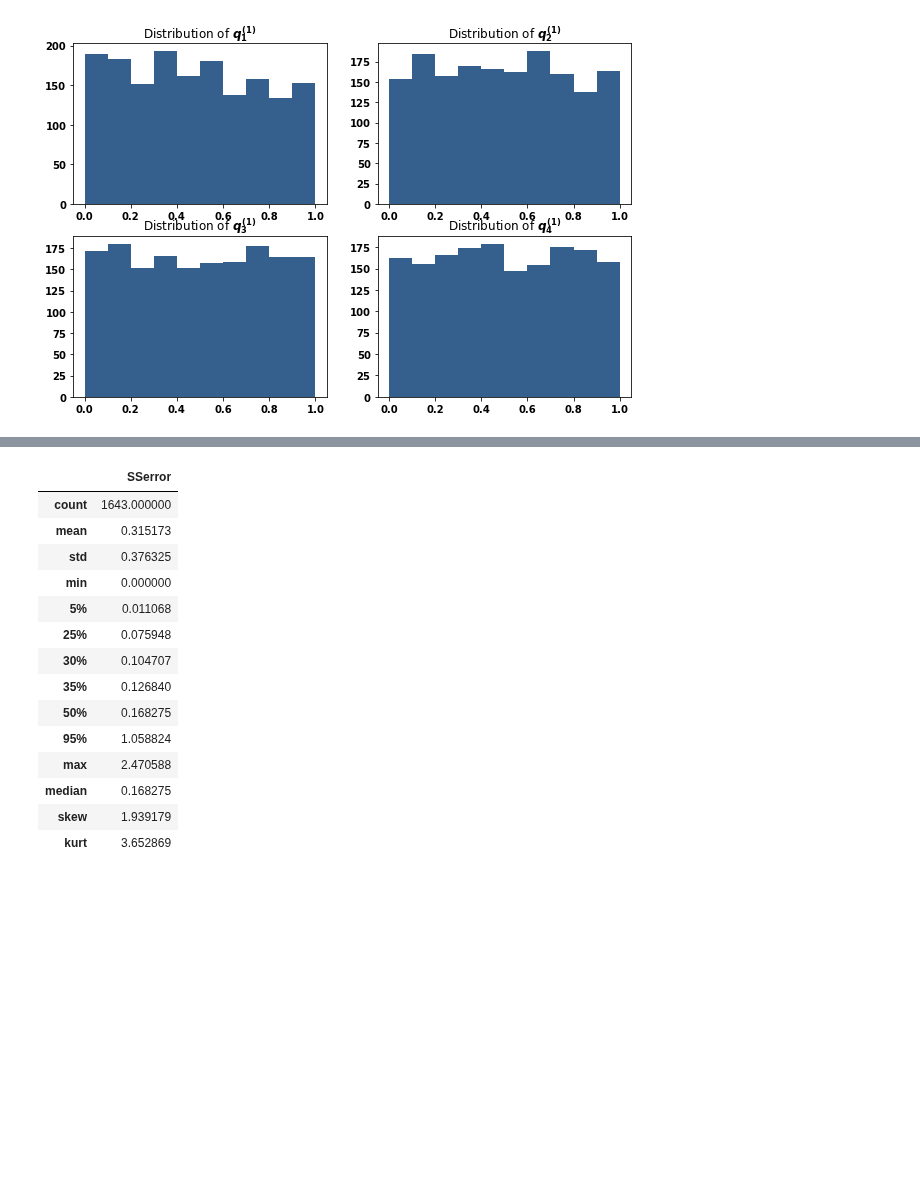
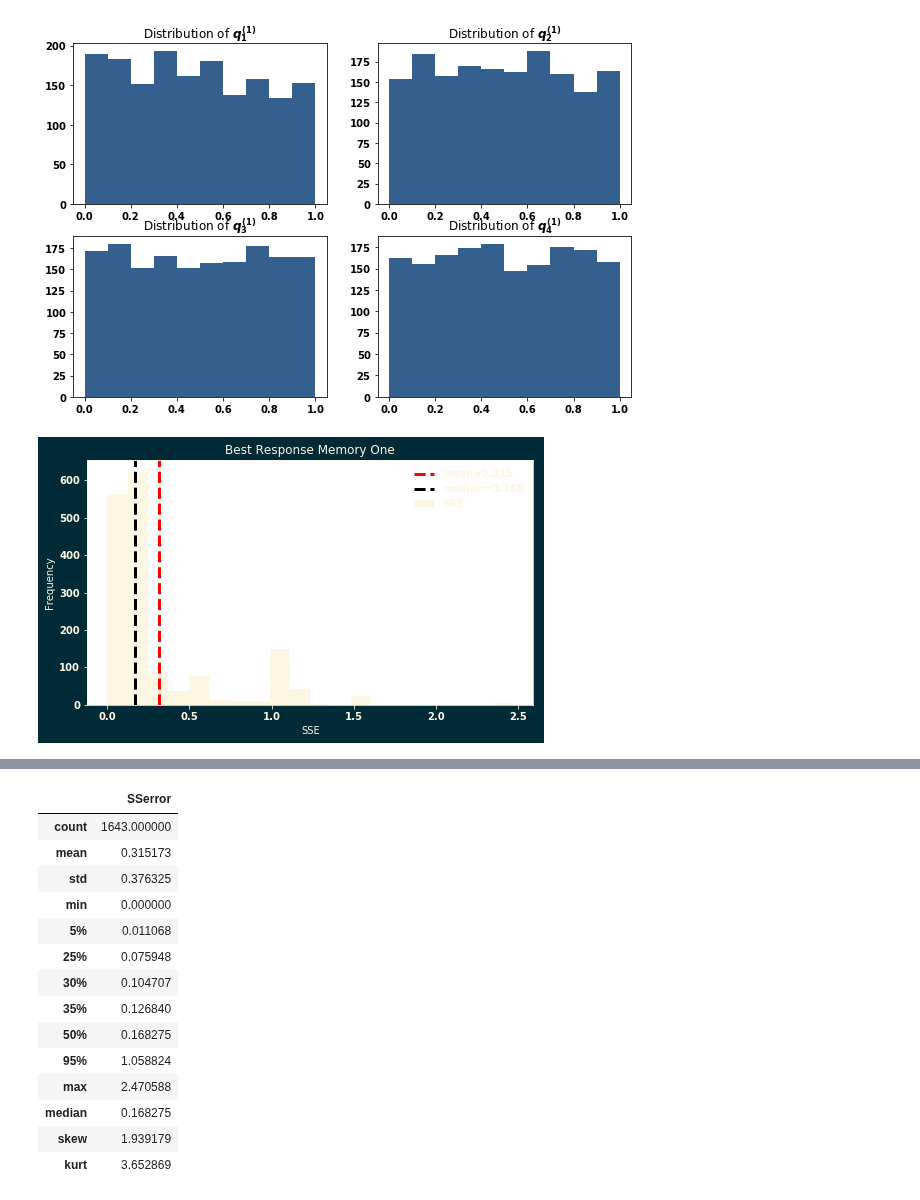
Before and after one commit to Nikoleta-v3/Memory-size-in-the-prisoners-dilemma, a Jupyter notebook: nbs/Analysis data.ipynb, the cells around one changed output, grey strips where cells are left out. Cells and saved outputs as stored; diff of their text form; code cells hidden in the pictures; blank space fills up the shorter version.

Commit message:
last commit for draft text

```diff
--- a/nbs/Analysis data.ipynb
+++ b/nbs/Analysis data.ipynb
@@ -77,3 +83,38 @@ df["SSerror"] = df.apply(
+# %%
+fig, axes = plt.subplots(figsize=(8, 4.5), facecolor=bg_color)
+
+axes.hist(df["SSerror"], bins=20, color=color, label='SSE');
+axes.axvline(
+    np.mean(df["SSerror"]), color="red", linestyle="dashed", linewidth=3,
+    label="mean=%s" % round(np.mean(df["SSerror"]), 3)
+)
+axes.set_xticks(np.linspace(0, 2.5, 6))
+axes.set_xlabel('SSE', color=color)
+axes.set_ylabel('Frequency', color=color)
+axes.axvline(
+    np.median(df["SSerror"]),
+    color="black",
+    linestyle="dashed",
+    linewidth=3,
+    label="median=%s" % round(np.median(df["SSerror"]), 3),
+)
+l = axes.legend(framealpha=0)
+for text in l.get_texts():
+    text.set_color(color)
+
+axes.spines['bottom'].set_color(color)
+axes.spines['top'].set_color(color)
+axes.spines['right'].set_color(color)
+axes.spines['left'].set_color(color)
+axes.xaxis.label.set_color(color)
+axes.tick_params(axis='x', colors=color)
+axes.tick_params(axis='y', colors=color)
+axes.set_title('Best Response Memory One', color=color)
+
+fig.savefig("/Users/silversurfer/Documents/src/talks/talks/social dilemmas talk/static/result_best_response.pdf",
+            transparent=True, facecolor=fig.get_facecolor())
+# %% [output]
+[figure, added]
 # %%
 fig, axes = plt.subplots(figsize=(8, 4.5))
 
```
Also changed, not shown: parts of 6 cells of this notebook, 14 other files.
